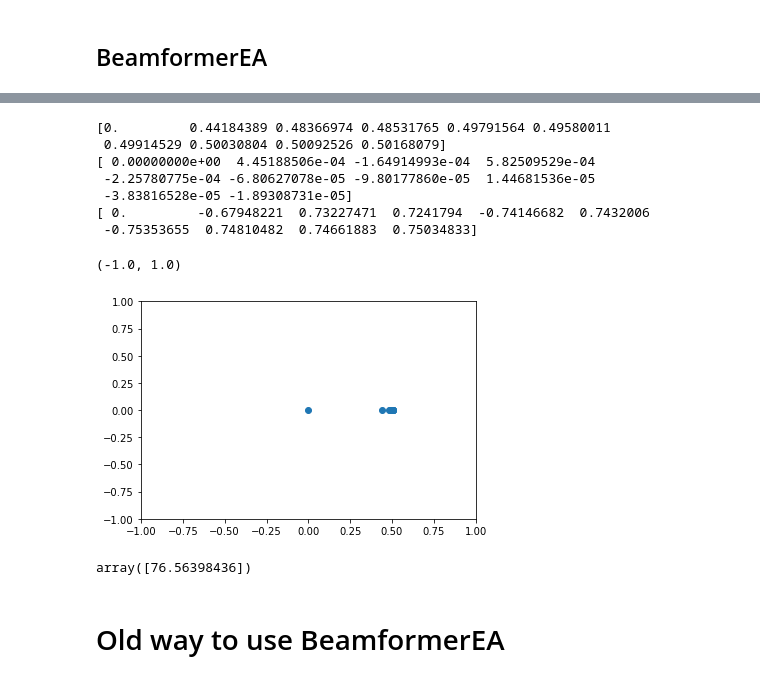
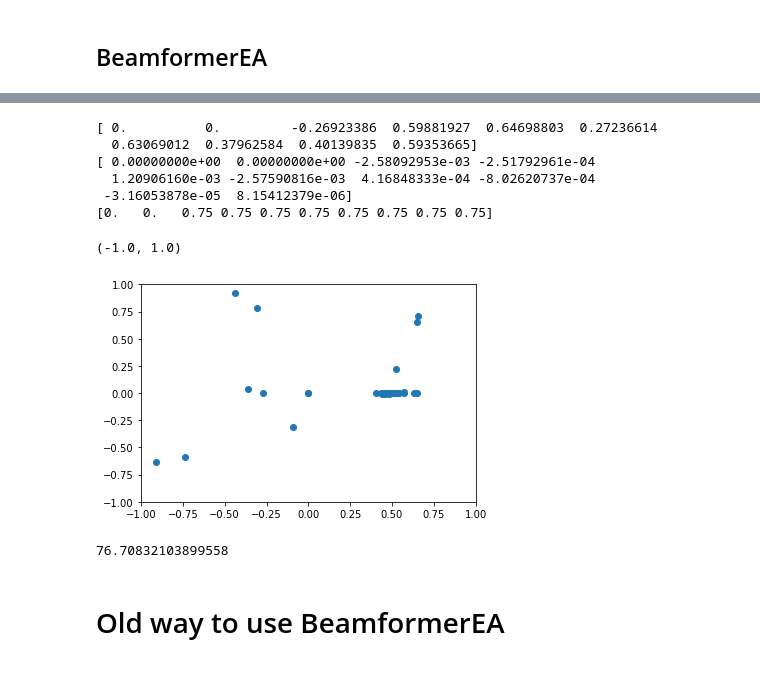
Before and after one commit to FrankK20/acoular, a Jupyter notebook: acoular/notebook/BeamformerEA demo.ipynb, the cells around one changed output, grey strips where cells are left out. Cells and saved outputs as stored; diff of their text form; code cells hidden in the pictures.

```diff
--- a/acoular/notebook/BeamformerEA demo.ipynb
+++ b/acoular/notebook/BeamformerEA demo.ipynb
@@ -51,5 +51,5 @@ ps = PowerSpectra(time_data=ts, block_size=BLOCK_SIZE, window='Hanning')
 bea = BeamformerEA(steer = SV_EA, freq_data=ps)
 # %%
 # set bounds automaticly sets number of sources n
-bea.bounds = [(-1., 1.), (-1., 1.), (0.75, 0.75), (0., 1.)]
+bea.bounds = [(-1., 1.), (-1., 1.), (0.75, 0.75), (0., 1.)]*2
 # %%
@@ -59,24 +78,23 @@ print(bea._gpos[0,:10])
 print(bea._gpos[1,:10])
 print(bea._gpos[2,:10])
 # %% [output]
-[0.         0.44184389 0.48366974 0.48531765 0.49791564 0.49580011
- 0.49914529 0.50030804 0.50092526 0.50168079]
-[ 0.00000000e+00  4.45188506e-04 -1.64914993e-04  5.82509529e-04
- -2.25780775e-04 -6.80627078e-05 -9.80177860e-05  1.44681536e-05
- -3.83816528e-05 -1.89308731e-05]
-[ 0.         -0.67948221  0.73227471  0.7241794  -0.74146682  0.7432006
- -0.75353655  0.74810482  0.74661883  0.75034833]
+[ 0.          0.         -0.26923386  0.59881927  0.64698803  0.27236614
+  0.63069012  0.37962584  0.40139835  0.59353665]
+[ 0.00000000e+00  0.00000000e+00 -2.58092953e-03 -2.51792961e-04
+  1.20906160e-03 -2.57590816e-03  4.16848333e-04 -8.02620737e-04
+ -3.16053878e-05  8.15412379e-06]
+[0.   0.   0.75 0.75 0.75 0.75 0.75 0.75 0.75 0.75]
 # %%
-plt.scatter(bea._gpos[0,:20],bea._gpos[1,:20])
+plt.scatter(bea._gpos[0,::2],bea._gpos[1,::2])
 plt.xlim(-1,1)
 plt.ylim(-1,1)
 # %% [output]
 (-1.0, 1.0)
-[figure, old version]
+[figure, new version]
 # %%
-L_p(res_BEA)
+L_p(sum(res_BEA))
 # %% [output]
-array([76.56398436])
+76.70832103899558
 # %% [markdown]
 # Old way to use BeamformerEA
 # %%
```
Also changed, not shown: parts of 1 cell of this notebook.
